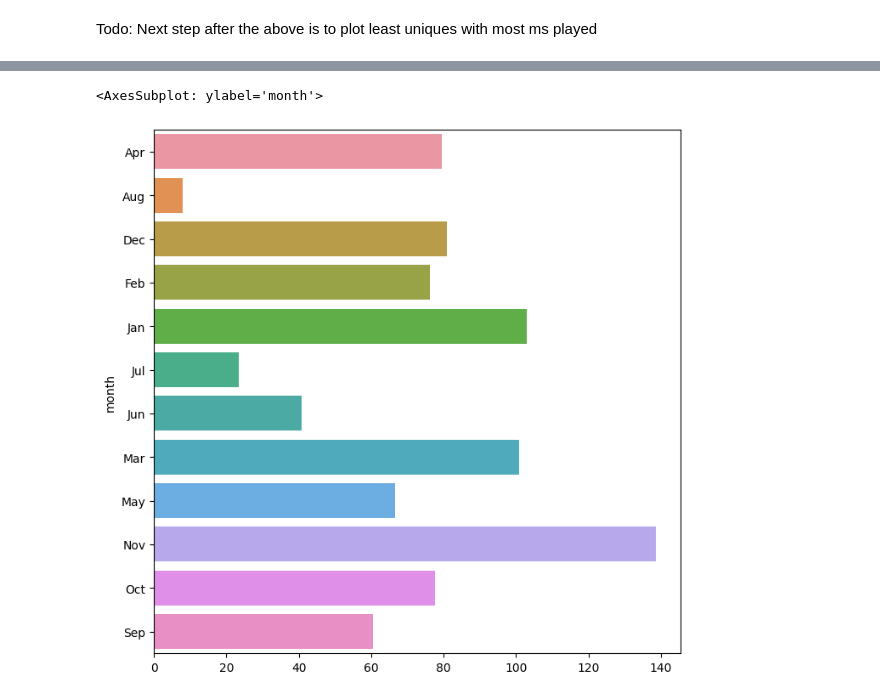
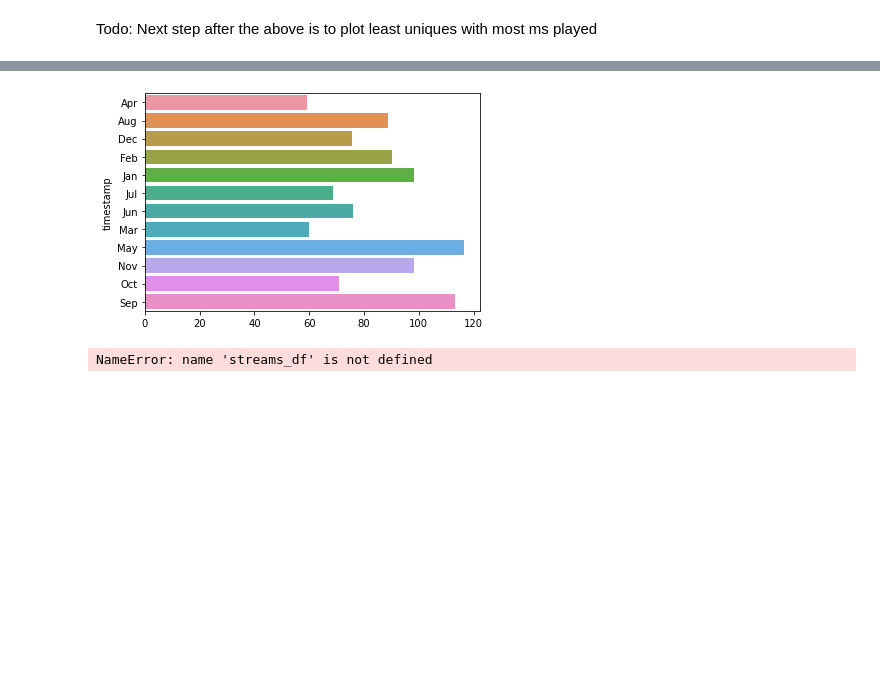
Before and after one commit to mmmuir/CL_DA2, a Jupyter notebook: ios_analysis.ipynb, the cells around one changed output, grey strips where cells are left out. Cells and saved outputs as stored; diff of their text form; code cells hidden in the pictures; blank space fills up the shorter version.

```diff
--- a/ios_analysis.ipynb
+++ b/ios_analysis.ipynb
@@ -118,2 +102,6 @@ all_streams_df.set_index(pd.DatetimeIndex(all_streams_df.ddate)).sort_index()
+# %%
+imp()
+streams_af_df.timestamp = streams_af_df.timestamp.dt.tz_convert("America/New_York")
+#todo convert abq listening to mountain
 # %%
 # I don't recall listening to this artist so much. Investigating if it was on repeat on accident or something.
@@ -333,0 +444,4 @@ hpm(pod_df)
+# %%
+plothpm(hpm(streams_af_df))
+# %% [output]
+[figure, added]
@@ -335,12 +468,20 @@ hpm(pod_df)
 # avg per month
 
 import matplotlib as plt
-podm_gb = ding
-# podm_gb = hpm(pod_df)
-plt.rcParams["figure.figsize"] = (8, 8)
-sns.barplot(data=podm_gb.iloc[0:0], x=podm_gb.values, y=podm_gb.index)
+plt.rcParams['figure.figsize']=(8,8)
+sns.barplot(data=podm_gb, x=podm_gb["hours"], y=podm_gb.index)
-# %% [output]
-<AxesSubplot: ylabel='month'>
-[figure, removed]
+# %%
+def hpm(pod):
+    #pod = pod_df.copy()
+    pod.loc[:, "hours"] = pod.loc[:, "playtime"].copy() / 3600
+    pod.index = pod.timestamp
+    podm = pod.copy().loc[:,'hours'].resample("M").apply(lambda x: np.sum(x.values)).round()
+    podm_gb = podm.groupby(podm.index.strftime("%b")).resample("Y").apply(lambda x: np.sum(x.values)).round().droplevel(level=1)
+    podm_gb = podm_gb.groupby(podm_gb.index).mean()
+    return podm_gb
+
+podm_gb = hpm(pod_df)
+# %% [output]
+NameError: name 'streams_df' is not defined
 # %%
 podm_gb
```
Also changed, not shown: parts of 32 cells of this notebook.
